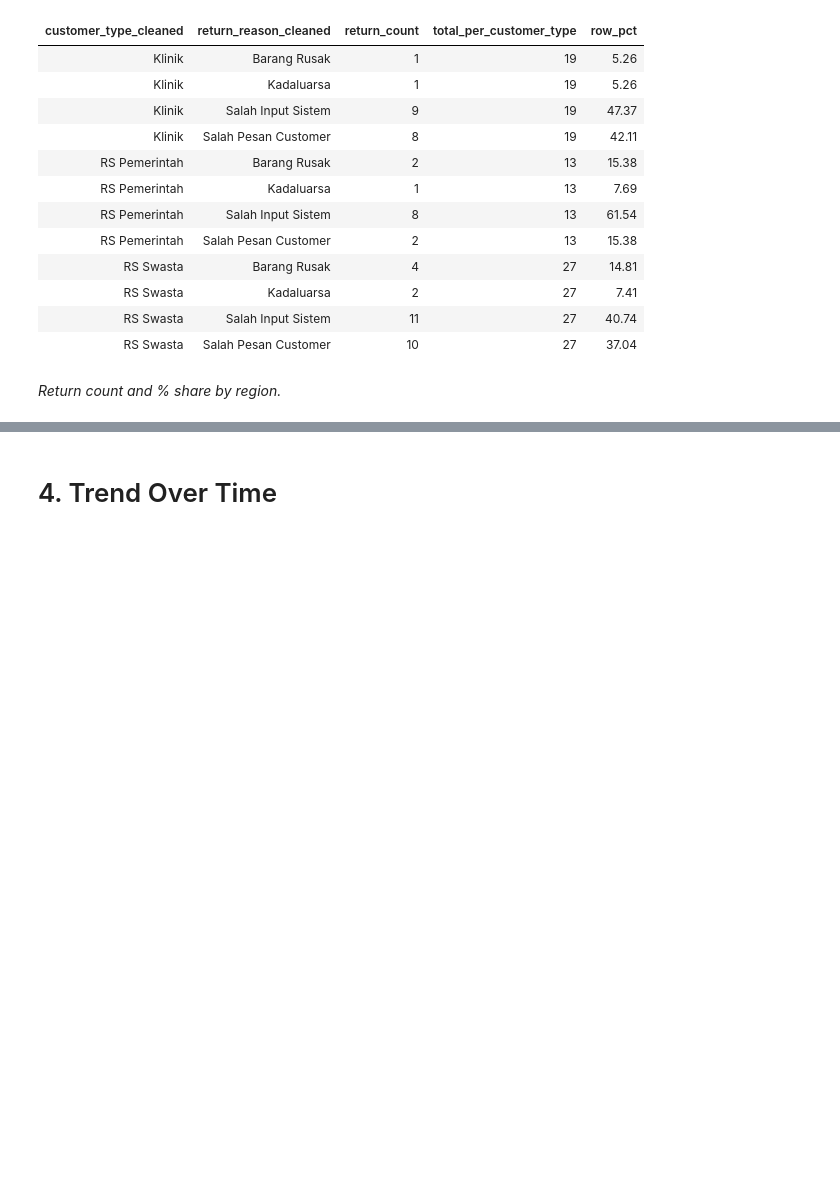
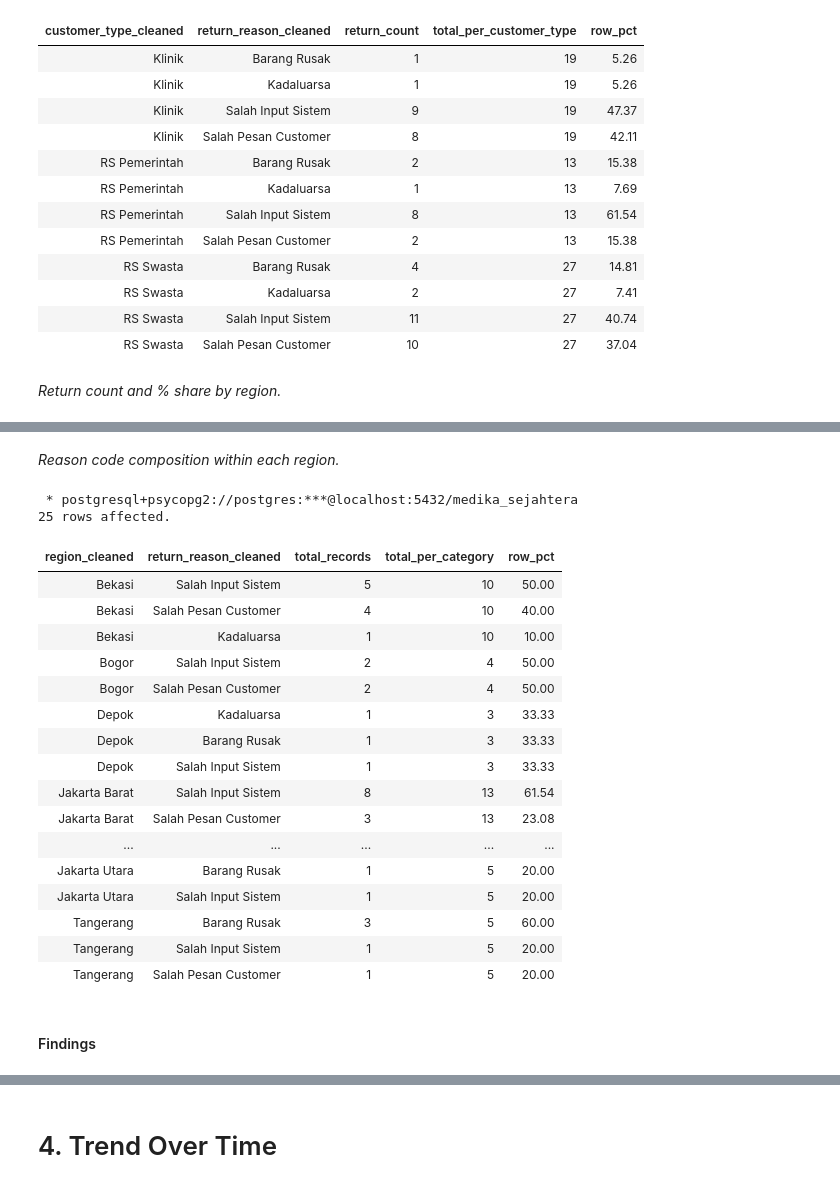
Before and after one commit to Rpfitrah/return-analysis-medika-sejahtera, a Jupyter notebook: Notebook/EDA.ipynb, the cells around one changed output, grey strips where cells are left out. Drawn from its saved outputs; the diff is of its cells as text; code cells hidden in the pictures; blank space fills up the shorter version.

Commit message:
customer type and region

```diff
--- a/Notebook/EDA.ipynb
+++ b/Notebook/EDA.ipynb
@@ -950,0 +988,50 @@ FROM
+# %% [markdown]
+*Reason code composition within each region.*
+# %%
+%%sql
+
+WITH category_count AS (
+    SELECT
+        region_cleaned,
+        return_reason_cleaned,
+        COUNT (*) AS total_records
+    FROM
+        return_cleaned
+    GROUP BY
+        region_cleaned,
+        return_reason_cleaned
+)
+
+SELECT
+    region_cleaned,
+    return_reason_cleaned,
+    total_records,
+    SUM(total_records) OVER (PARTITION BY region_cleaned) AS total_per_category,
+    ROUND (total_records * 100.0 / SUM(total_records) OVER (PARTITION BY region_cleaned),2) AS row_pct
+FROM
+    category_count
+ORDER BY
+    region_cleaned,
+    total_records DESC
+# %% [output]
+ * postgresql+psycopg2://postgres:***@localhost:5432/medika_sejahtera
+25 rows affected.
+| region_cleaned | return_reason_cleaned | total_records | total_per_category | row_pct |
+| Bekasi | Salah Input Sistem | 5 | 10 | 50.00 |
+| Bekasi | Salah Pesan Customer | 4 | 10 | 40.00 |
+| Bekasi | Kadaluarsa | 1 | 10 | 10.00 |
+| Bogor | Salah Input Sistem | 2 | 4 | 50.00 |
+| Bogor | Salah Pesan Customer | 2 | 4 | 50.00 |
+| Depok | Kadaluarsa | 1 | 3 | 33.33 |
+| Depok | Barang Rusak | 1 | 3 | 33.33 |
+| Depok | Salah Input Sistem | 1 | 3 | 33.33 |
+| Jakarta Barat | Salah Input Sistem | 8 | 13 | 61.54 |
+| Jakarta Barat | Salah Pesan Customer | 3 | 13 | 23.08 |
+| ... | ... | ... | ... | ... |
+| Jakarta Utara | Barang Rusak | 1 | 5 | 20.00 |
+| Jakarta Utara | Salah Input Sistem | 1 | 5 | 20.00 |
+| Tangerang | Barang Rusak | 3 | 5 | 60.00 |
+| Tangerang | Salah Input Sistem | 1 | 5 | 20.00 |
+| Tangerang | Salah Pesan Customer | 1 | 5 | 20.00 |
+# %% [markdown]
+#### Findings
```
Also changed, not shown: parts of 3 cells of this notebook.
